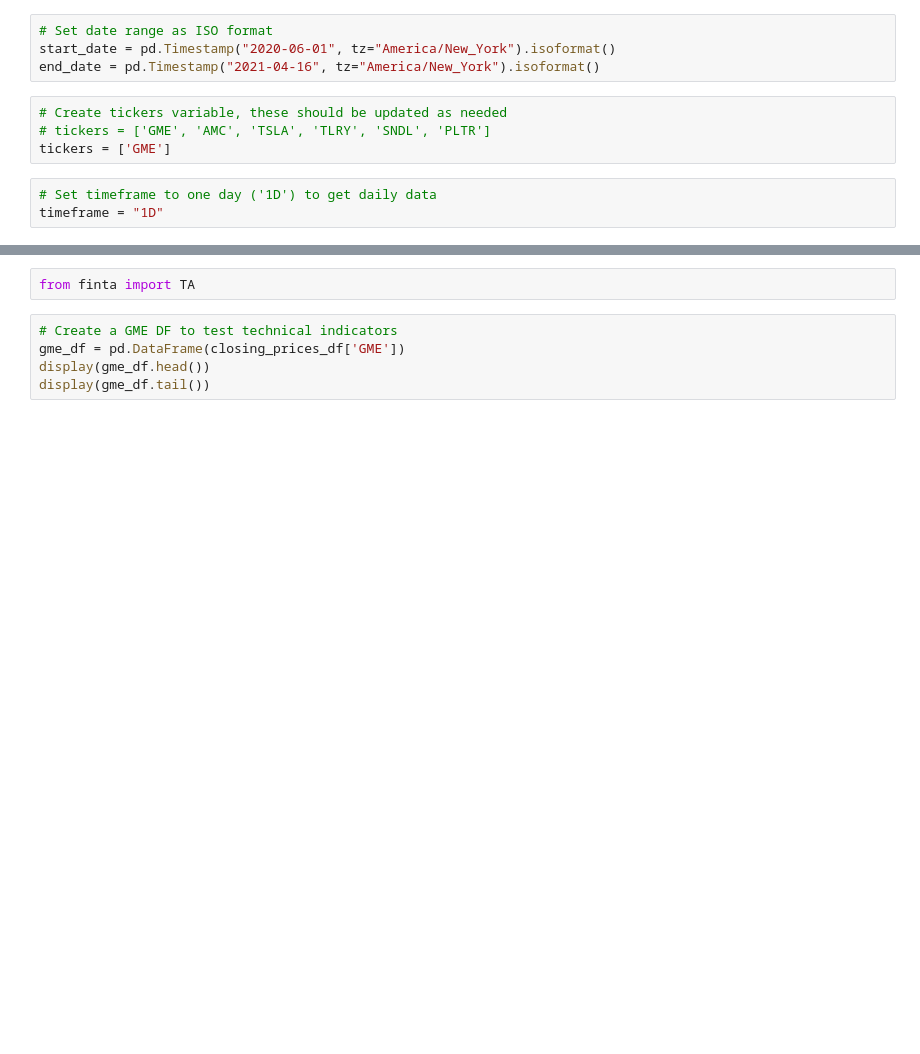
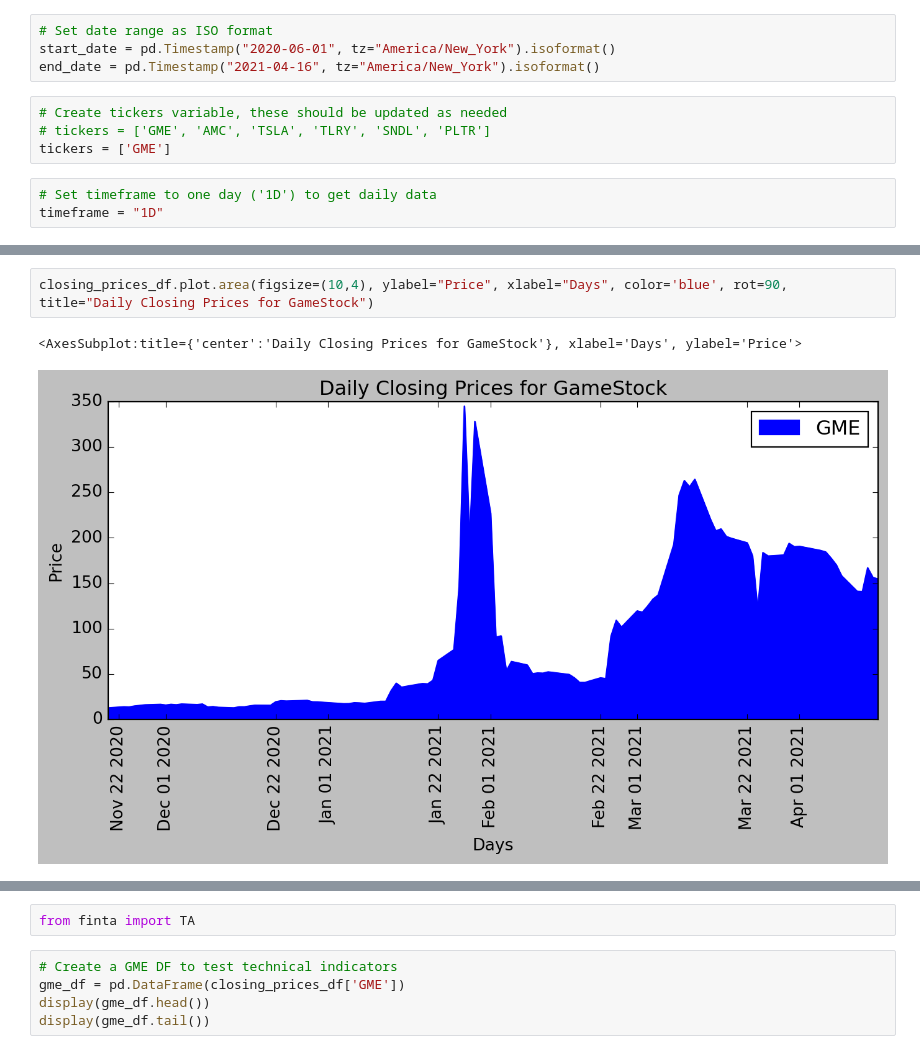
Before and after one commit to billysco/sentiment_analysis, a Jupyter notebook: prices_from_alpaca.ipynb, the cells around one changed output, grey strips where cells are left out. Drawn from its saved outputs; the diff is of its cells as text; blank space fills up the shorter version.

Commit message:
added visulization to prices_from_alpaca.ipynb

```diff
--- a/prices_from_alpaca.ipynb
+++ b/prices_from_alpaca.ipynb
@@ -95,5 +96,10 @@ display(closing_prices_df.tail())
 | 2021-04-15 | 156.32 |
 | 2021-04-16 | 154.68 |
+# %%
+closing_prices_df.plot.area(figsize=(10,4), ylabel="Price", xlabel="Days", color='blue', rot=90, title="Daily Closing Prices for GameStock")
+# %% [output]
+<AxesSubplot:title={'center':'Daily Closing Prices for GameStock'}, xlabel='Days', ylabel='Price'>
+[figure, added]
 # %%
 # Extract open data for all stocks, start with an empty DataFrame
 opening_prices_df = pd.DataFrame()
```
Also changed, not shown: parts of 16 cells of this notebook, 1 other file.
